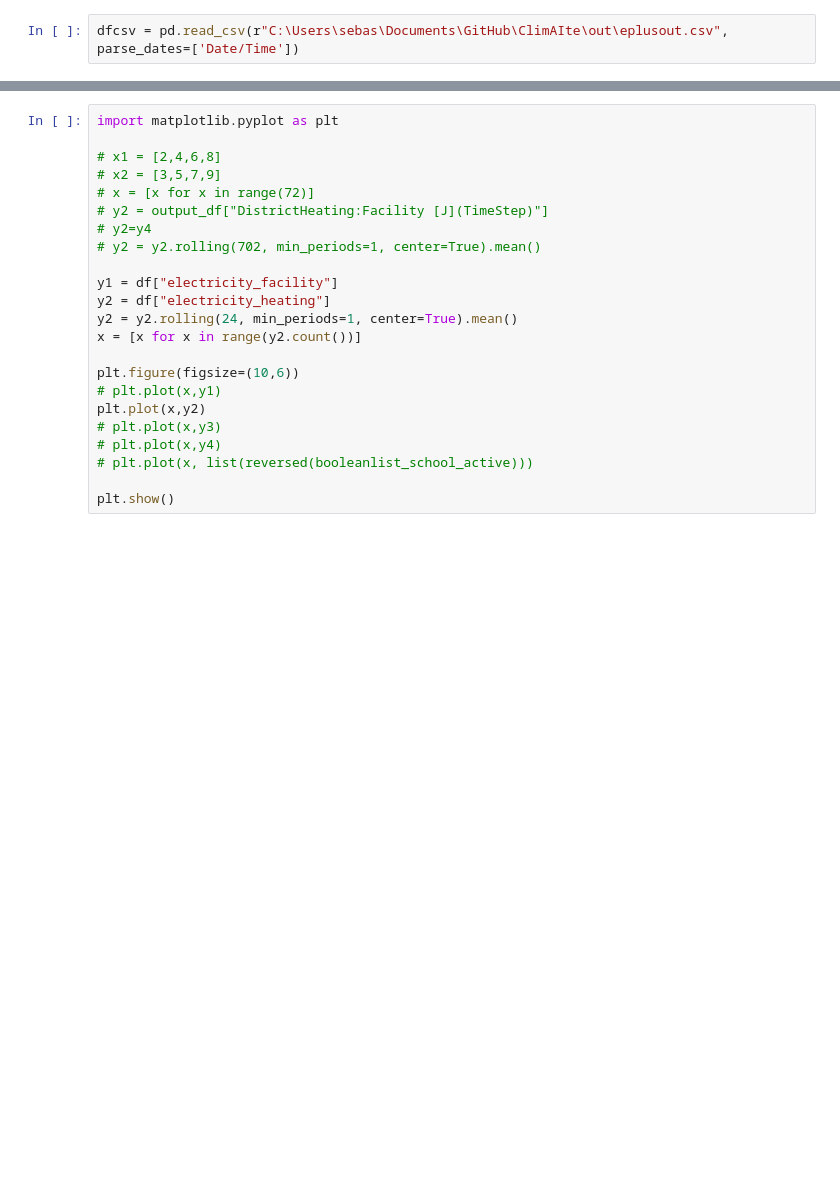
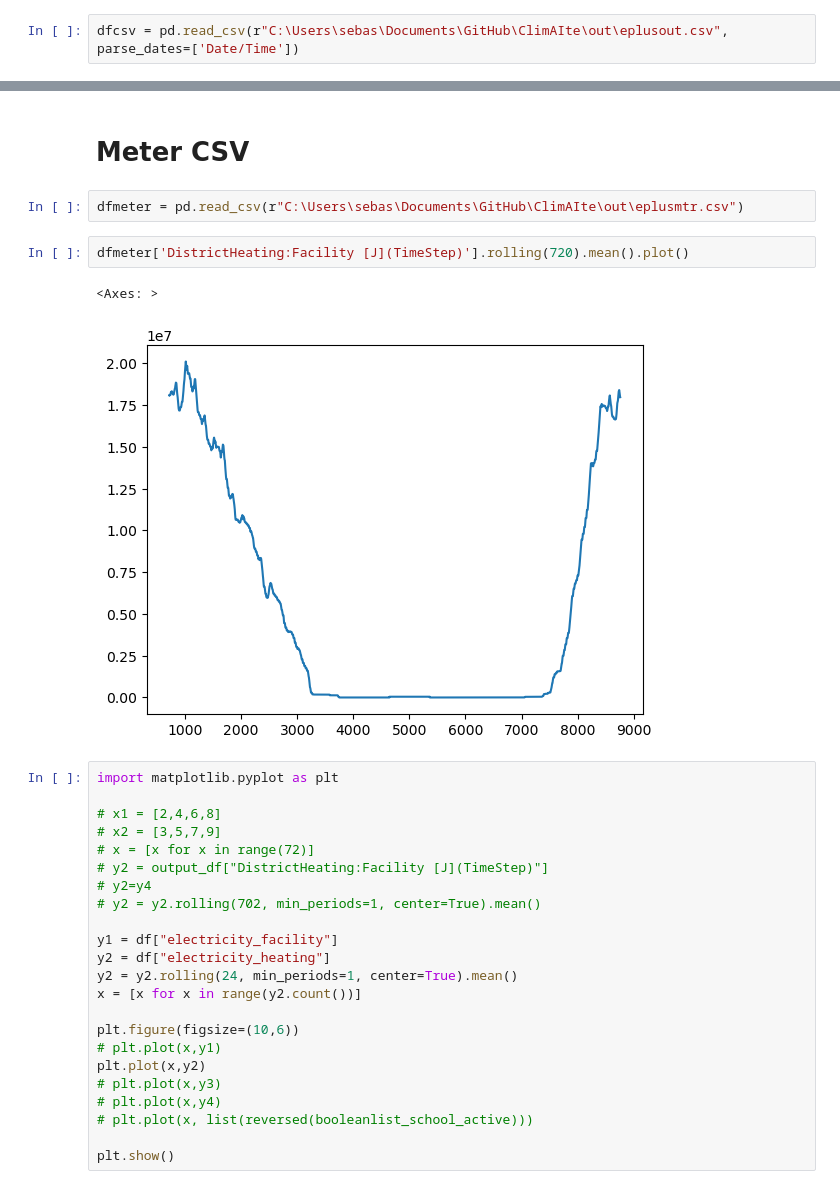
Before and after one commit to Lundkjaer/ClimAIte, a Jupyter notebook: EMS_work/post_processing.ipynb, the cells around one changed output, grey strips where cells are left out. Cells and saved outputs as stored; diff of their text form; blank space fills up the shorter version.

```diff
--- a/EMS_work/post_processing.ipynb
+++ b/EMS_work/post_processing.ipynb
@@ -91,3 +124,12 @@ dfcsv['Z2_FIRST_FLOOR IDEAL LOADS AIR SYSTEM:Zone Ideal Loads Zone Total Heating
+# %% [markdown]
+# Meter CSV
+# %%
+dfmeter = pd.read_csv(r"C:\Users\sebas\Documents\GitHub\ClimAIte\out\eplusmtr.csv")
+# %%
+dfmeter['DistrictHeating:Facility [J](TimeStep)'].rolling(720).mean().plot()
+# %% [output]
+<Axes: >
+[figure, added]
 # %%
 import matplotlib.pyplot as plt
 
```
Also changed, not shown: parts of 10 cells of this notebook, 5 other files.
